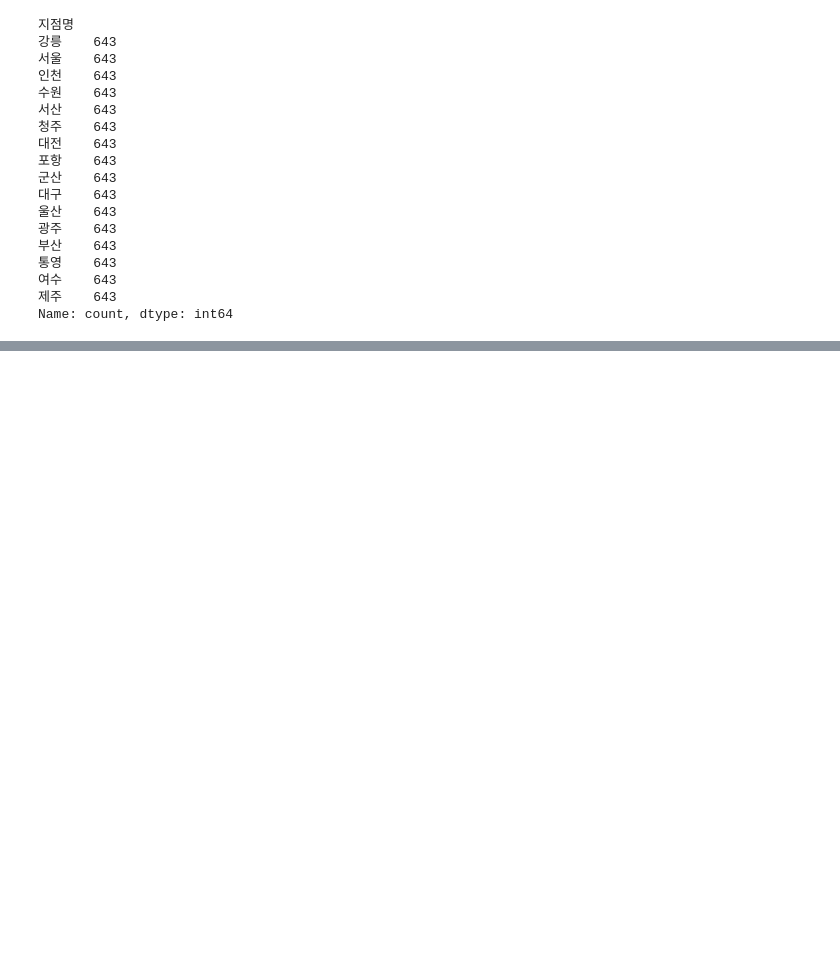
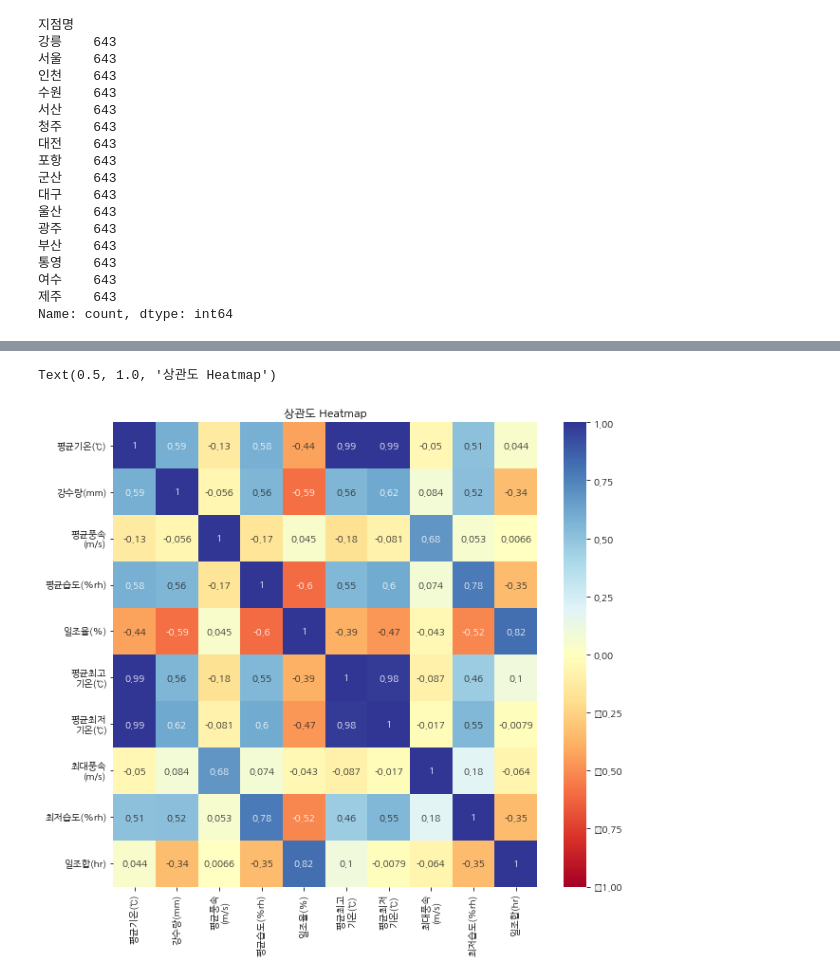
Before and after one commit to jmlee99/GBIF, a Jupyter notebook: GBIF_processing.ipynb, the cells around one changed output, grey strips where cells are left out. Drawn from its saved outputs; the diff is of its cells as text; code cells hidden in the pictures; blank space fills up the shorter version.

```diff
--- a/GBIF_processing.ipynb
+++ b/GBIF_processing.ipynb
@@ -99,5 +105,10 @@ df1.head()
 | 2 | 105 | 강원특별자치도 | 1970-03 | 2.4 | 7.0 | -1.8 | 11.8 | 4.0 | 11.7 | ... |
 | 3 | 105 | 강원특별자치도 | 1970-04 | 11.4 | 16.8 | 6.2 | 1.0 | 3.2 | 14.3 | ... |
 | 4 | 105 | 강원특별자치도 | 1970-05 | 17.7 | 22.1 | 13.6 | 78.4 | 2.7 | 15.0 | ... |
+# %%
+def check_year(df):
+    return int(df[:4])
+# %%
+df1['year'] = df1['일시'].apply(check_year)
 # %%
 df1.to_csv('대한민국_시도별_기후.csv')
@@ -110,0 +163,10 @@ sns.relplot(data = df1, x = '일시', y = '평균기온(℃)', kind = 'line', co
+# %%
+# 상관도를 보기위해 heatmap
+fig, axe = plt.subplots(figsize=(10,9))
+axe = sns.heatmap(df1[['평균기온(℃)', '강수량(mm)', '평균풍속\n(m/s)', '평균습도(%rh)', '일조율(%)', '평균최고\n기온(℃)', '평균최저\n기온(℃)', '최대풍속\n(m/s)', '최저습도(%rh)', '일조합(hr)']].corr(), cmap='RdYlBu', annot=True, vmin=-1, vmax=1)
+axe.set_title('상관도 Heatmap')
+
+# (강수량, 평균풍속, 평균습도, 일조율)를 집중적으로 보자
+# %% [output]
+Text(0.5, 1.0, '상관도 Heatmap')
+[figure, added]
```
Also changed, not shown: parts of 16 cells of this notebook.
